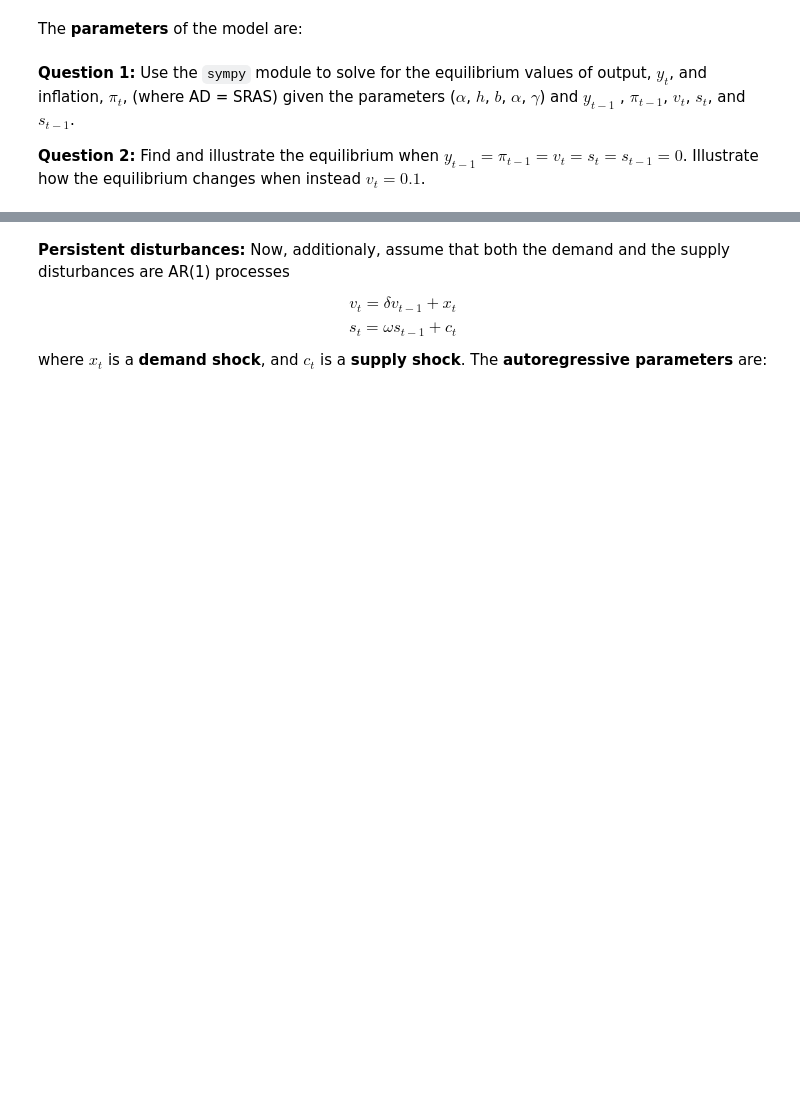
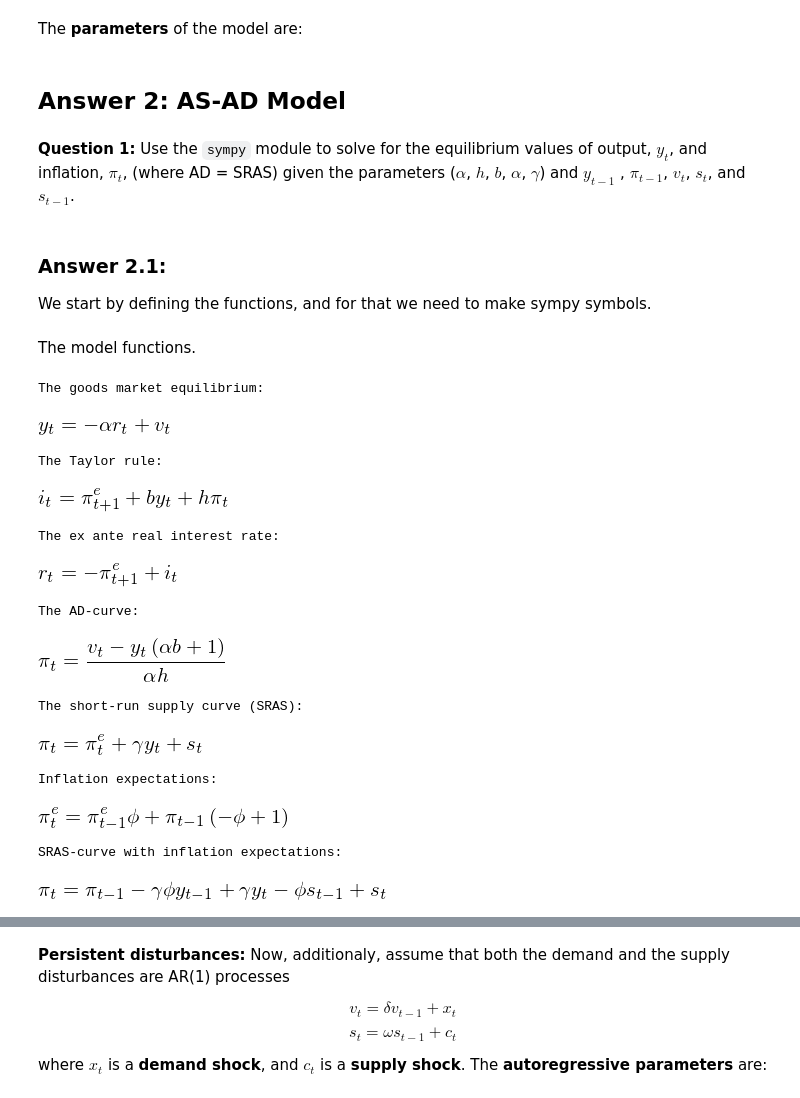
Before and after one commit to NumEconCopenhagen/projects-2019-nx31, a Jupyter notebook: examproject/examproject-T.ipynb, the cells around one changed output, grey strips where cells are left out. Drawn from its saved outputs; the diff is of its cells as text; code cells hidden in the pictures; blank space fills up the shorter version.

```diff
--- a/examproject/examproject-T.ipynb
+++ b/examproject/examproject-T.ipynb
@@ -624,7 +625,73 @@ par['h'] = 0.5
 par['b'] = 0.5
 par['phi'] = 0
 par['gamma'] = 0.075
+# %% [markdown]
+## **Answer 2**: AS-AD Model
 # %% [markdown]
 **Question 1:** Use the ``sympy`` module to solve for the equilibrium values of output, $y_t$, and inflation, $\pi_t$, (where AD = SRAS) given the parameters ($\alpha$, $h$, $b$, $\alpha$, $\gamma$) and $y_{t-1}$ , $\pi_{t-1}$, $v_t$, $s_t$, and $s_{t-1}$.
-
-**Question 2:** Find and illustrate the equilibrium when $y_{t-1} = \pi_{t-1} = v_t = s_t = s_{t-1} = 0$. Illustrate how the equilibrium changes when instead $v_t = 0.1$.
+# %% [markdown]
+### **Answer 2.1:**
+
+We start by defining the functions, and for that we need to make sympy symbols.
+# %%
+# Defining variables for sympy math symbols
+
+# Variables
+y_t = sm.symbols('y_t')
+r_t = sm.symbols('r_t')
+v_t = sm.symbols('v_t')
+i_t = sm.symbols('i_t')
+pie_plus = sm.symbols('\pi^e_{t+1}')
+pi_t = sm.symbols('pi_t')
+pie_t = sm.symbols('\pi^e_t')
+s_t = sm.symbols('s_t')
+pie_minus = sm.symbols('\pi^e_{t-1}')
+pi_minus = sm.symbols('\pi_{t-1}')
+y_minus = sm.symbols('y_{t-1}')
+s_minus = sm.symbols('s_{t-1}')
+
+# Parameters
+alpha = sm.symbols('alpha')
+h = sm.symbols('h')
+b = sm.symbols('b')
+gamma = sm.symbols('gamma')
+phi = sm.symbols('phi')
+# %% [markdown]
+The model functions.
+# %%
+print(f'The goods market equilibrium:')
+fy_t = -alpha*r_t+v_t
+display(sm.Eq(y_t,fy_t))
+print(f'The Taylor rule:')
+fi_t = pie_plus + h*pi_t + b*y_t
+display(sm.Eq(i_t,fi_t))
+print(f'The ex ante real interest rate:')
+fr_t = i_t - pie_plus
+display(sm.Eq(r_t,fr_t))
+print(f'The AD-curve:')
+fpi_t_AD = (1/(h*alpha))*(v_t - (1 + b*alpha)*y_t)
+display(sm.Eq(pi_t,fpi_t_AD))
+print(f'The short-run supply curve (SRAS):')
+fpi_t_SRAS = pie_t + gamma*y_t + s_t
+display(sm.Eq(pi_t,fpi_t_SRAS))
+print(f'Inflation expectations:')
+fpie_t_in = phi*pie_minus + (1 - phi)*pi_minus
+display(sm.Eq(pie_t,fpie_t_in))
+print(f'SRAS-curve with inflation expectations:')
+fpi_t_SRAS_in = pi_minus + gamma*y_t - phi*gamma*y_minus + s_t - phi*s_minus
+display(sm.Eq(pi_t,fpi_t_SRAS_in))
+# %% [output]
+The goods market equilibrium:
+[figure, added]
+The Taylor rule:
+[figure, added]
+The ex ante real interest rate:
+[figure, added]
+The AD-curve:
+[figure, added]
+The short-run supply curve (SRAS):
+[figure, added]
+Inflation expectations:
+[figure, added]
+SRAS-curve with inflation expectations:
+[figure, added]
```
Also changed, not shown: parts of 77 cells of this notebook, 1 other file.
